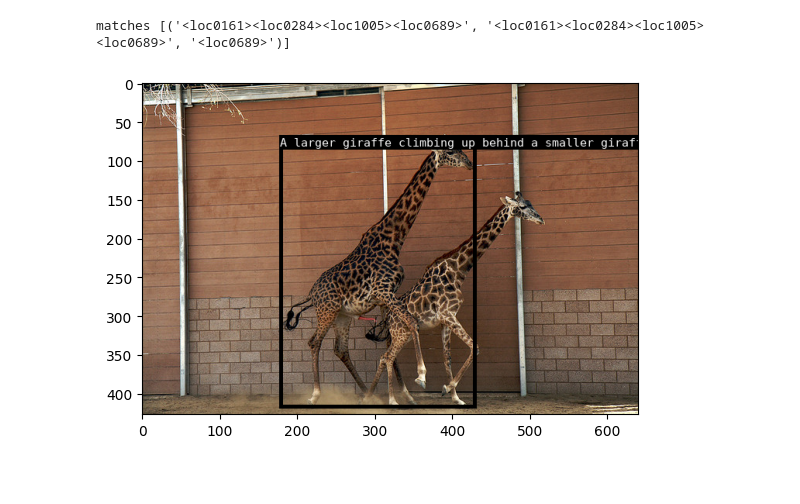
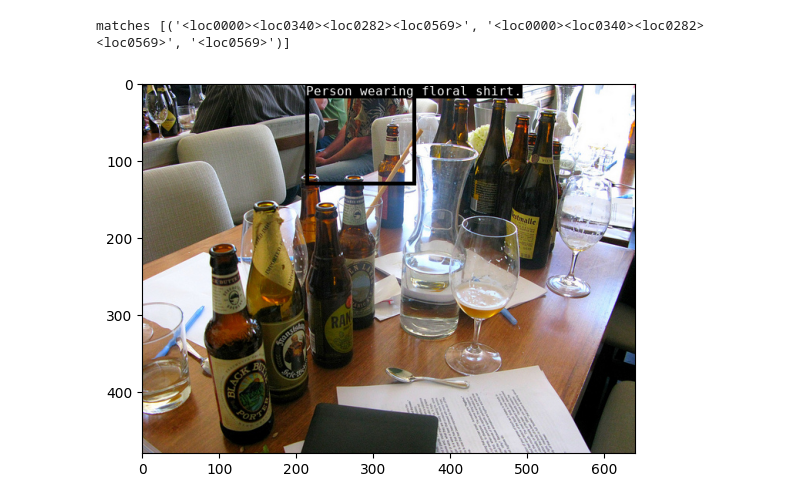
Before and after one commit to hyokonbanwa/iam2-omote, a Jupyter notebook: dataset/refcoco_g/refcoco_g_paligemma.ipynb, the cells around one changed output. Drawn from its saved outputs; the diff is of its cells as text; code cells hidden in the pictures; blank space fills up the shorter version.

```diff
--- a/dataset/refcoco_g/refcoco_g_paligemma.ipynb
+++ b/dataset/refcoco_g/refcoco_g_paligemma.ipynb
@@ -148,7 +151,7 @@ def make_conversation(id,image_path,question,answer,gt_entities,image_w_h,ann_id
 dataset_root_dir = "/data_ssd/huggingface_dataset"
 cache_dir = "/data_ssd/huggingface_cache"
 image_folder_root = "/data_ssd/"
-data_split = "validation" #"test" #"validation" #"train"
+data_split = "test" #"test" #"validation" #"train"
 huggingface_id = "jxu124/refcocog"
 save_json_path = f"/data_ssd/refcoco_g/refcoco_g_paligemma_{data_split}.json"
 
@@ -243,10 +246,11 @@ matches [('<loc0056><loc0456><loc0351><loc0679>', '<loc0056><loc0456><loc0351><l
 # %%
 converted_data = []
-for id,caption,loc_bbox, quantized_bbox, image_path,original_image_width_height,ann_id in tqdm(zip(id_list,caption_list,loc_bbox_list,quantized_bbox_list,image_path_list,original_image_width_height_list,ann_id_list), total=len(id_list)):
+for id,caption,loc_bbox, quantized_bbox, bbox, image_path,original_image_width_height,ann_id in tqdm(zip(id_list,caption_list,loc_bbox_list,quantized_bbox_list,bbox_list,image_path_list,original_image_width_height_list,ann_id_list), total=len(id_list)):
     id = f"{huggingface_id}-{data_split}-{id}"
     question = make_question(caption)
-    entity = (caption, [bbox_absolute_to_relative(quantized_bbox, (1023,1023))])
-    conversation = make_conversation(id, image_path, question, loc_bbox, [entity],original_image_width_height,ann_id)
+    quantized_entity = (caption, [bbox_absolute_to_relative(quantized_bbox, (1023,1023))])
+    entity = (caption, [bbox_absolute_to_relative(bbox, original_image_width_height)])
+    conversation = make_conversation(id, image_path, question, loc_bbox, [quantized_entity], [entity],original_image_width_height,ann_id)
     converted_data.append(conversation)
 # %%
 sample = converted_data[-1]
@@ -264,0 +272,7 @@ ann_id: refcoco_g-2572
+# %%
+sample = converted_data[-1]
+for key, value in sample.items():
+    print(f"{key}: {value}")
+image_path = os.path.join(image_folder_root, sample["image"])
+visualize_bbox(image_path, [sample["gt_entities_normalized"][0][1][0]], [sample["gt_entities_normalized"][0][0]],bbox_is_relative=True)
+print(np.array(sample["gt_entities_normalized"][0][1][0]) * 1023)
@@ -269,9 +293,9 @@ print(sample["conversations"][1]["value"])
 # %%
 parsed_bbox_list = parse_bbox(sample["conversations"][1]["value"])
-visualize_bbox(image_path, parsed_bbox_list, [sample["gt_entities"][0][0]],bbox_is_relative=True)
+visualize_bbox(image_path, parsed_bbox_list, [sample["gt_entities_quantized_normalized"][0][0]],bbox_is_relative=True)
 # %% [output]
-matches [('<loc0161><loc0284><loc1005><loc0689>', '<loc0161><loc0284><loc1005><loc0689>', '<loc0689>')]
+matches [('<loc0000><loc0340><loc0282><loc0569>', '<loc0000><loc0340><loc0282><loc0569>', '<loc0569>')]
-[figure, old version]
+[figure, new version]
 # %%
 if not os.path.exists(os.path.dirname(save_json_path)):
     os.makedirs(os.path.dirname(save_json_path))
```
Also changed, not shown: parts of 14 cells of this notebook, 14 other files.
